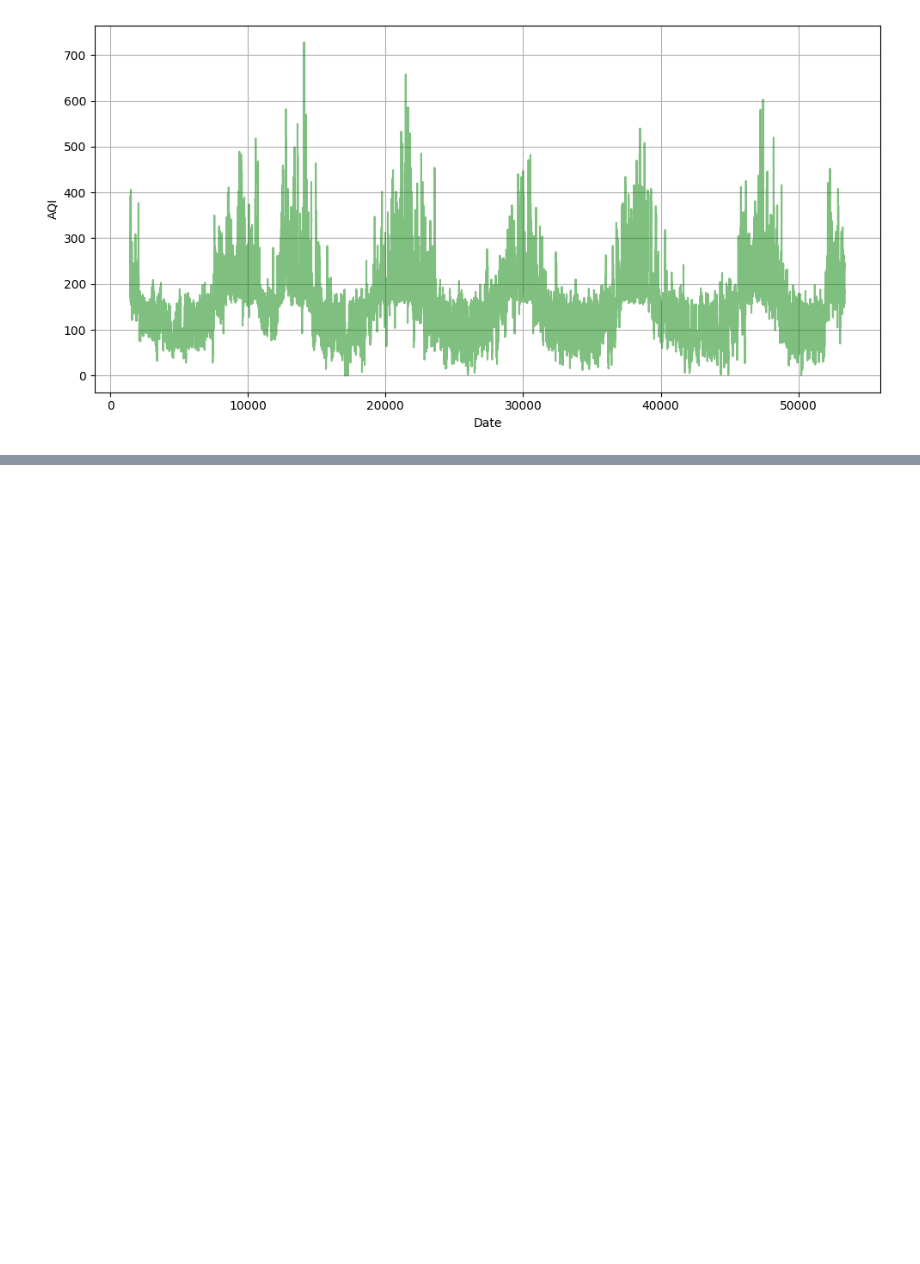
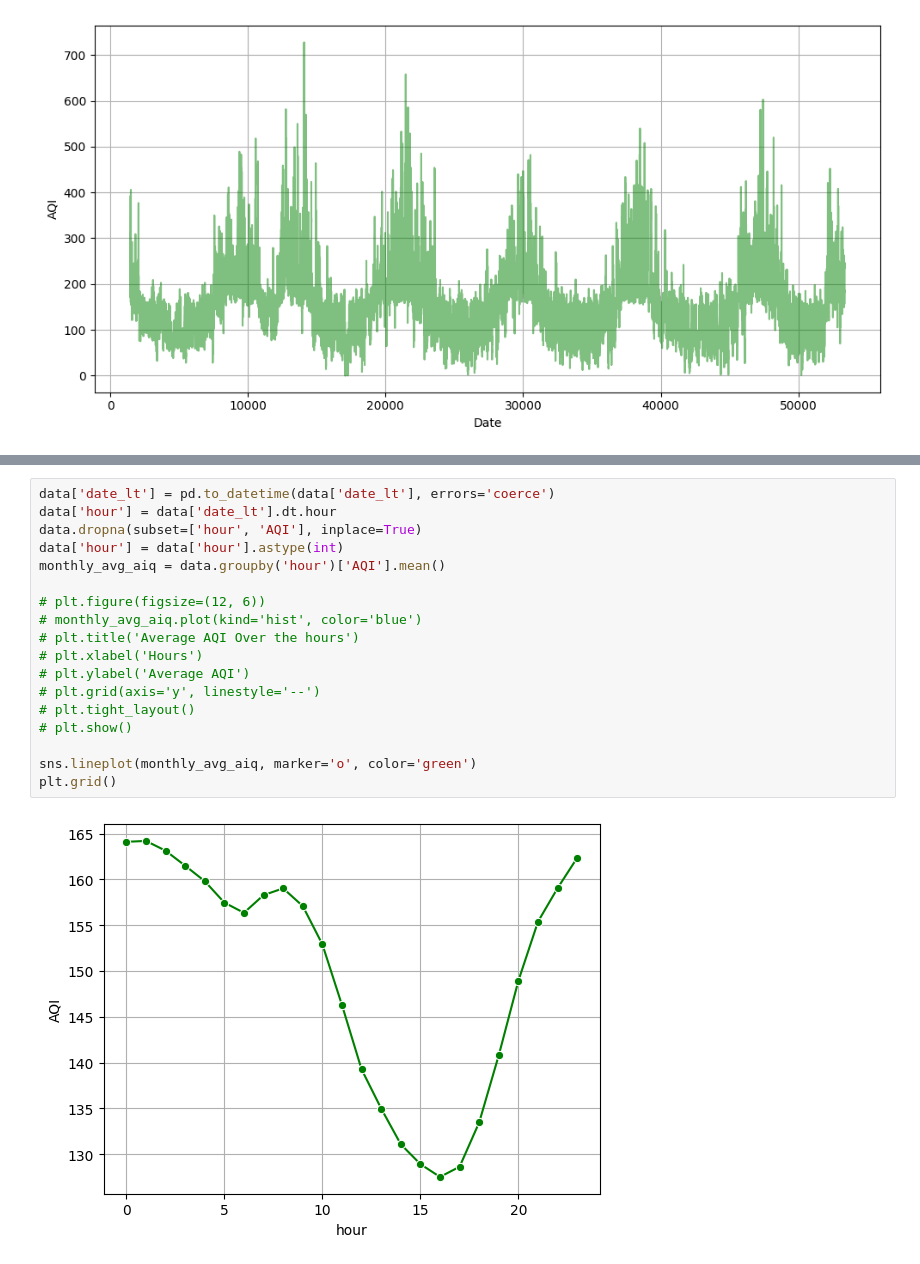
Before and after one commit to MahmudGalib7/AI-Olympiad, a Jupyter notebook: machine_learning/notebook/In_to_Machine_Learning.ipynb, the cells around one changed output, grey strips where cells are left out. Cells and saved outputs as stored; diff of their text form; blank space fills up the shorter version.

```diff
--- a/machine_learning/notebook/In_to_Machine_Learning.ipynb
+++ b/machine_learning/notebook/In_to_Machine_Learning.ipynb
@@ -180,0 +213,20 @@ plt.show()
+# %%
+data['date_lt'] = pd.to_datetime(data['date_lt'], errors='coerce')
+data['hour'] = data['date_lt'].dt.hour
+data.dropna(subset=['hour', 'AQI'], inplace=True)
+data['hour'] = data['hour'].astype(int)
+monthly_avg_aiq = data.groupby('hour')['AQI'].mean()
+
+# plt.figure(figsize=(12, 6))
+# monthly_avg_aiq.plot(kind='hist', color='blue')
+# plt.title('Average AQI Over the hours')
+# plt.xlabel('Hours')
+# plt.ylabel('Average AQI')
+# plt.grid(axis='y', linestyle='--')
+# plt.tight_layout()
+# plt.show()
+
+sns.lineplot(monthly_avg_aiq, marker='o', color='green')
+plt.grid()
+# %% [output]
+[figure, added]
```
Also changed, not shown: parts of 6 cells of this notebook.
